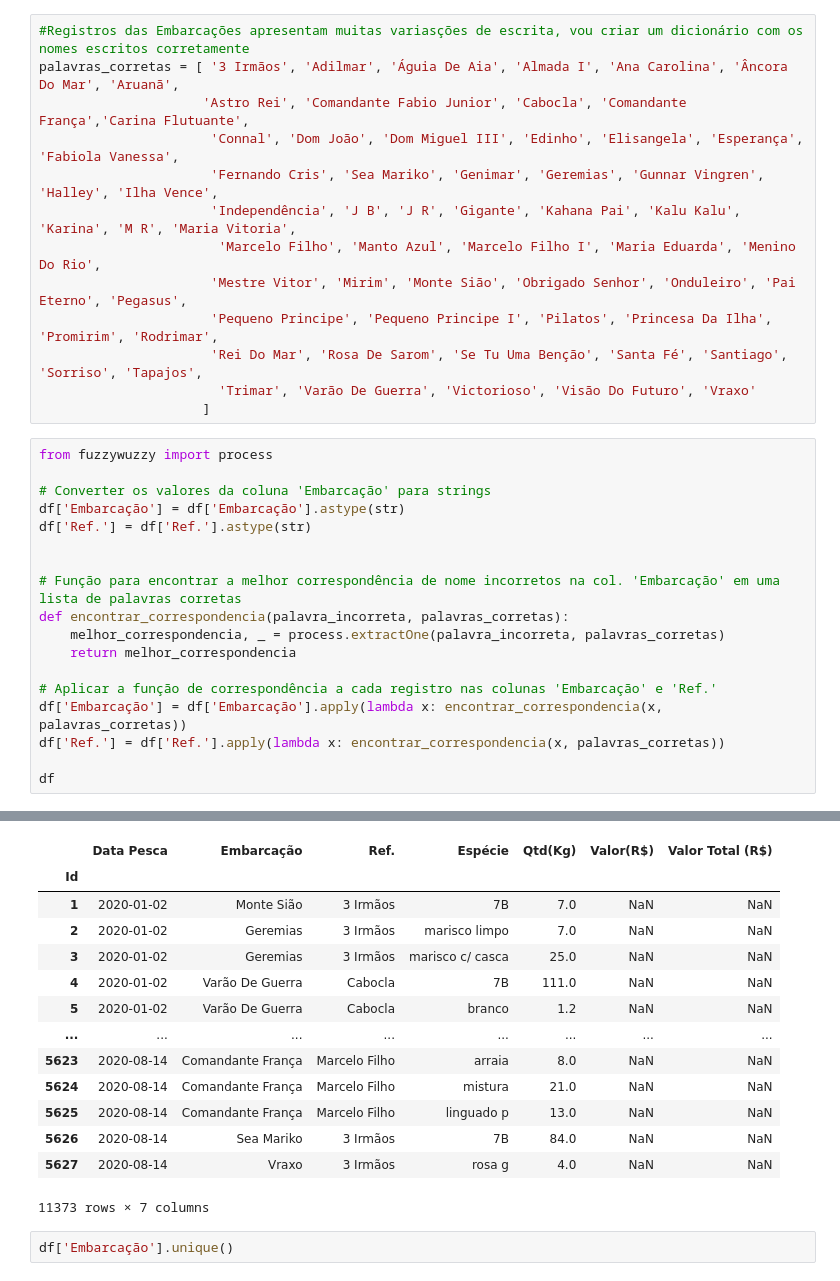
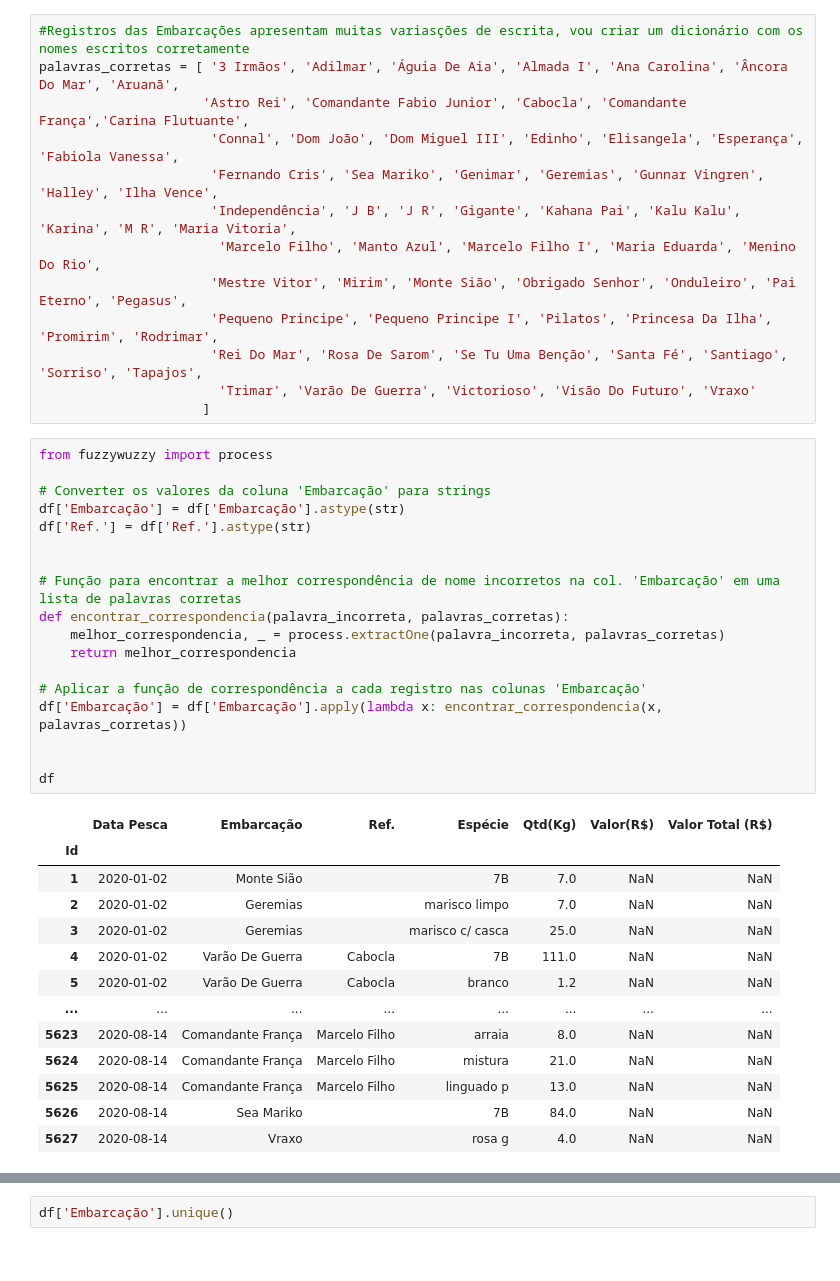
Before and after one commit to LeoFRMoraes/Produ-o-Mercado-de-Peixe-2020, a Jupyter notebook: Produção_Mercado_de_Peixe_2020.ipynb, the cells around one changed output, grey strips where cells are left out. Cells and saved outputs as stored; diff of their text form.

```diff
--- a/Produção_Mercado_de_Peixe_2020.ipynb
+++ b/Produção_Mercado_de_Peixe_2020.ipynb
@@ -215,19 +227,32 @@ palavras_corretas = [ '3 Irmãos', 'Adilmar', 'Águia De Aia', 'Almada I', 'Ana
 # %%
 from fuzzywuzzy import process
 
 # Converter os valores da coluna 'Embarcação' para strings
 df['Embarcação'] = df['Embarcação'].astype(str)
 df['Ref.'] = df['Ref.'].astype(str)
 
 
 # Função para encontrar a melhor correspondência de nome incorretos na col. 'Embarcação' em uma lista de palavras corretas
 def encontrar_correspondencia(palavra_incorreta, palavras_corretas):
     melhor_correspondencia, _ = process.extractOne(palavra_incorreta, palavras_corretas)
     return melhor_correspondencia
 
-# Aplicar a função de correspondência a cada registro nas colunas 'Embarcação' e 'Ref.'
+# Aplicar a função de correspondência a cada registro nas colunas 'Embarcação'
 df['Embarcação'] = df['Embarcação'].apply(lambda x: encontrar_correspondencia(x, palavras_corretas))
-df['Ref.'] = df['Ref.'].apply(lambda x: encontrar_correspondencia(x, palavras_corretas))
+
 
 df
 # %% [output]
+|  | Data Pesca | Embarcação | Ref. | Espécie | Qtd(Kg) | Valor(R$) | Valor Total (R$) |
+| Id |  |  |  |  |  |  |  |
+| 1 | 2020-01-02 | Monte Sião |  | 7B | 7.0 | NaN | NaN |
+| 2 | 2020-01-02 | Geremias |  | marisco limpo | 7.0 | NaN | NaN |
+| 3 | 2020-01-02 | Geremias |  | marisco c/ casca | 25.0 | NaN | NaN |
+| 4 | 2020-01-02 | Varão De Guerra | Cabocla | 7B | 111.0 | NaN | NaN |
+| 5 | 2020-01-02 | Varão De Guerra | Cabocla | branco | 1.2 | NaN | NaN |
+| ... | ... | ... | ... | ... | ... | ... | ... |
+| 5623 | 2020-08-14 | Comandante França | Marcelo Filho | arraia | 8.0 | NaN | NaN |
+| 5624 | 2020-08-14 | Comandante França | Marcelo Filho | mistura | 21.0 | NaN | NaN |
+| 5625 | 2020-08-14 | Comandante França | Marcelo Filho | linguado p | 13.0 | NaN | NaN |
+| 5626 | 2020-08-14 | Sea Mariko |  | 7B | 84.0 | NaN | NaN |
+| 5627 | 2020-08-14 | Vraxo |  | rosa g | 4.0 | NaN | NaN |
@@ -251,17 +260,3 @@ WARNING:root:Applied processor reduces input query to empty string, all
-|  | Data Pesca | Embarcação | Ref. | Espécie | Qtd(Kg) | Valor(R$) | Valor Total (R$) |
-| Id |  |  |  |  |  |  |  |
-| 1 | 2020-01-02 | Monte Sião | 3 Irmãos | 7B | 7.0 | NaN | NaN |
-| 2 | 2020-01-02 | Geremias | 3 Irmãos | marisco limpo | 7.0 | NaN | NaN |
-| 3 | 2020-01-02 | Geremias | 3 Irmãos | marisco c/ casca | 25.0 | NaN | NaN |
-| 4 | 2020-01-02 | Varão De Guerra | Cabocla | 7B | 111.0 | NaN | NaN |
-| 5 | 2020-01-02 | Varão De Guerra | Cabocla | branco | 1.2 | NaN | NaN |
-| ... | ... | ... | ... | ... | ... | ... | ... |
-| 5623 | 2020-08-14 | Comandante França | Marcelo Filho | arraia | 8.0 | NaN | NaN |
-| 5624 | 2020-08-14 | Comandante França | Marcelo Filho | mistura | 21.0 | NaN | NaN |
-| 5625 | 2020-08-14 | Comandante França | Marcelo Filho | linguado p | 13.0 | NaN | NaN |
-| 5626 | 2020-08-14 | Sea Mariko | 3 Irmãos | 7B | 84.0 | NaN | NaN |
-| 5627 | 2020-08-14 | Vraxo | 3 Irmãos | rosa g | 4.0 | NaN | NaN |
-11373 rows × 7 columns
 # %%
 df['Embarcação'].unique()
 # %% [output]
```
Also changed, not shown: parts of 6 cells of this notebook.
